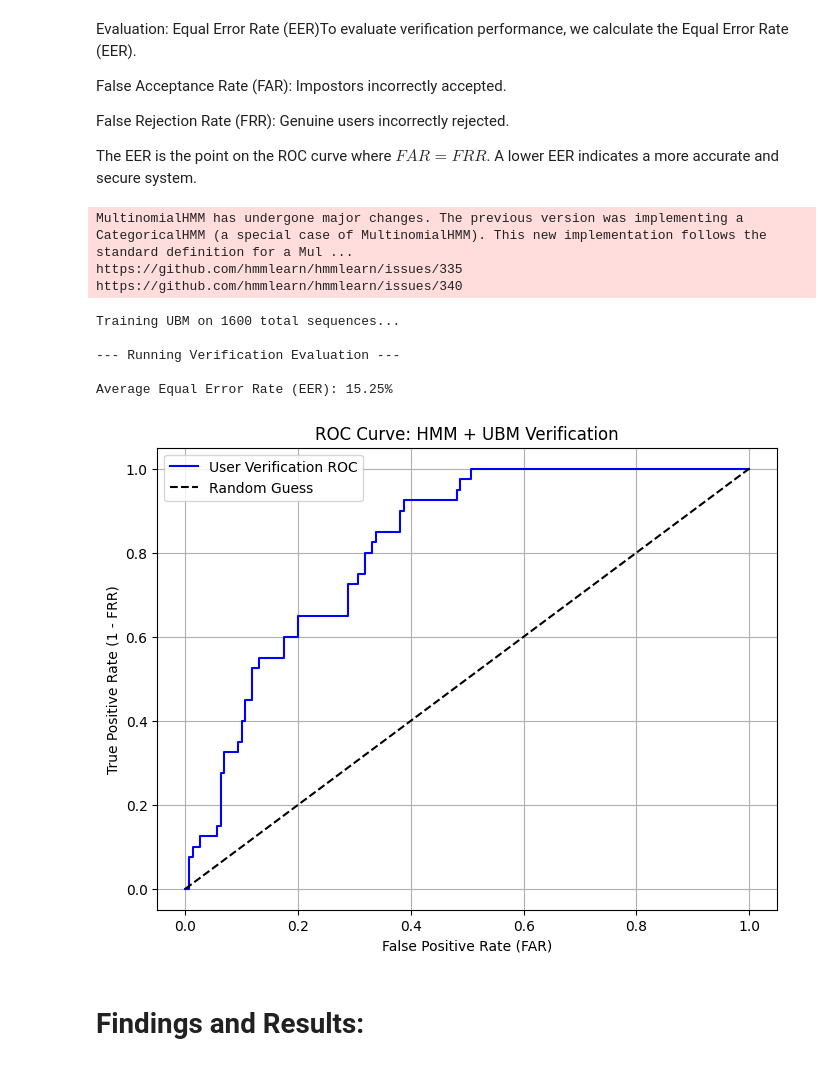
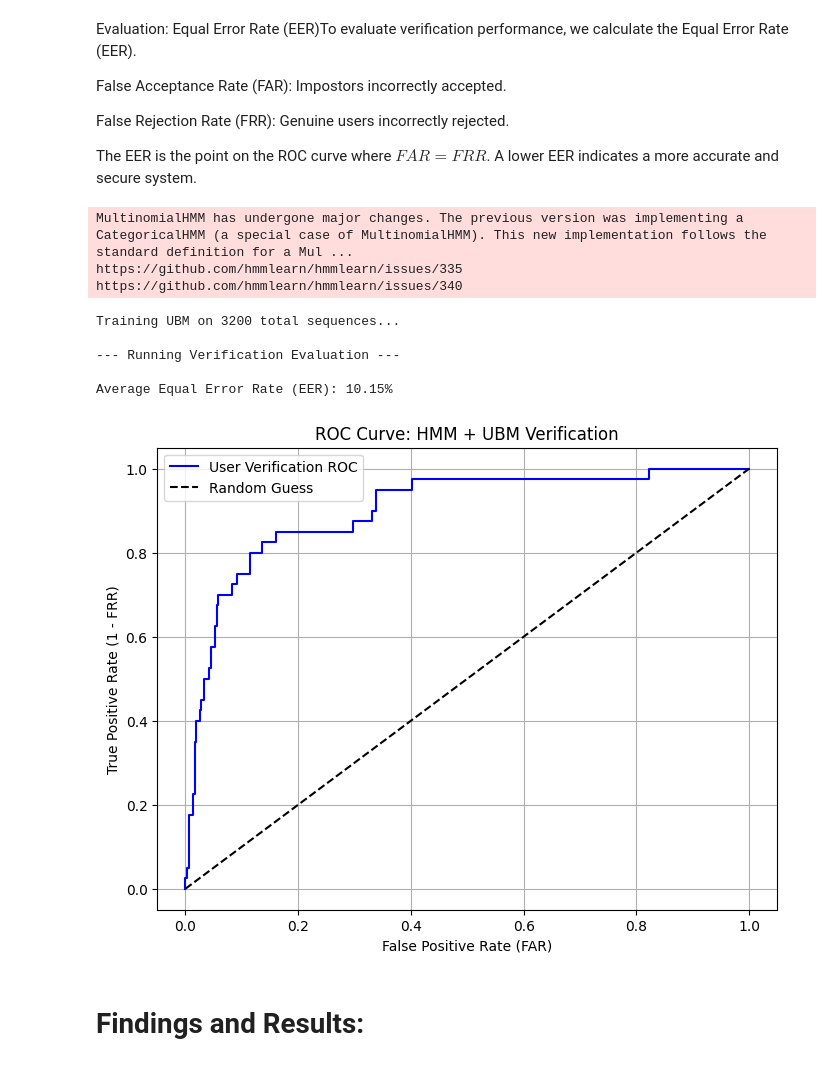
Before and after one commit to lindbergryan04/keystroke-dynamics-hmm, a Jupyter notebook: hmm_model.ipynb, the cells around one changed output. Cells and saved outputs as stored; diff of their text form; code cells hidden in the pictures.

Commit message:
improved for more users

```diff
--- a/hmm_model.ipynb
+++ b/hmm_model.ipynb
@@ -912,14 +912,14 @@ warnings.filterwarnings("ignore", category=UserWarning, module=r"hmmlearn.*")
 # 1) Build discrete sequences (one repetition = one sequence of length 31)
 subject_to_sequences, n_obs, discretizer = build_sequences_discrete(
     keystroke_data,
-    n_bins=10,
+    n_bins=20,
     min_reps_per_subject=20,
 )
 
 print("Total subjects available:", len(subject_to_sequences))
 
 
-NUM_USERS = 5   # only use 5 users
+NUM_USERS = 51   # only use 5 users
 subject_to_sequences = select_subject_subset(
     subject_to_sequences,
     num_users=NUM_USERS,
@@ -1017,10 +1022,6 @@ def get_verification_scores(
     test_sequences: Dict[str, List[np.ndarray]],
     n_obs: int
 ):
-    """
-    Returns Genuine and Impostor scores using Log-Likelihood Ratio.
-    Score = LL(User) - LL(UBM)
-    """
     genuine_scores = []
     impostor_scores = []
 
@@ -1029,10 +1030,19 @@ def get_verification_scores(
             seq_int = np.asarray(seq, dtype=int)
             X = np.eye(n_obs, dtype=float)[seq_int]
 
-            # Score against both models
-            ll_target = user_model.score(X)
-            ll_ubm = ubm_model.score(X)
+            # 1. Score against both models
+            try:
+                ll_target = user_model.score(X)
+                ll_ubm = ubm_model.score(X)
+            except:
+                # Skip if scoring fails internally
+                continue
 
+            # 2. Check for infinity (impossible sequences)
+            if np.isinf(ll_target) or np.isinf(ll_ubm):
+                continue
+
+            # 3. Calculate LLR
             llr = ll_target - ll_ubm
 
             if subject == target_user:
@@ -1063,7 +1073,7 @@ False Rejection Rate (FRR): Genuine users incorrectly rejected.
 The EER is the point on the ROC curve where $FAR = FRR$. A lower EER indicates a more accurate and secure system.
 # %%
 # 1. Train the Universal Background Model
-ubm_model = train_ubm(train_dict, n_states=5, n_obs=10, n_iters=30)
+ubm_model = train_ubm(train_dict, n_states=5, n_obs=n_obs, n_iters=30)
 
 all_eers = []
 sample_fpr = None
@@ -1078,42 +1088,42 @@ for target_user, model in models.items():
         model,
         ubm_model,
         test_dict,
-        n_obs=10
+        n_obs=n_obs
     )
 
     if len(gen_scores) > 0 and len(imp_scores) > 0:
         eer, fpr, tpr = compute_eer(gen_scores, imp_scores)
         all_eers.append(eer)
         # Save one curve for plotting
         if sample_fpr is None:
             sample_fpr, sample_tpr = fpr, tpr
 
 # 3. Print Results
 if all_eers:
     print(f"\nAverage Equal Error Rate (EER): {np.mean(all_eers):.2%}")
 else:
     print("Insufficient data to calculate EER.")
 
 # 4. Plot ROC
 if sample_fpr is not None:
     plt.figure(figsize=(8, 6))
     plt.plot(sample_fpr, sample_tpr, label='User Verification ROC', color='blue')
     plt.plot([0, 1], [0, 1], 'k--', label='Random Guess')
     plt.xlabel('False Positive Rate (FAR)')
     plt.ylabel('True Positive Rate (1 - FRR)')
     plt.title('ROC Curve: HMM + UBM Verification')
     plt.legend()
     plt.grid(True)
     plt.show()
 # %% [output]
 MultinomialHMM has undergone major changes. The previous version was implementing a CategoricalHMM (a special case of MultinomialHMM). This new implementation follows the standard definition for a Mul ...
 https://github.com/hmmlearn/hmmlearn/issues/335
 https://github.com/hmmlearn/hmmlearn/issues/340
-Training UBM on 1600 total sequences...
+Training UBM on 3200 total sequences...
 
 --- Running Verification Evaluation ---
 
-Average Equal Error Rate (EER): 15.25%
+Average Equal Error Rate (EER): 10.15%
-[figure, old version]
+[figure, new version]
 # %% [markdown]
 # Findings and Results:
```
Also changed, not shown: parts of 2 cells of this notebook.
